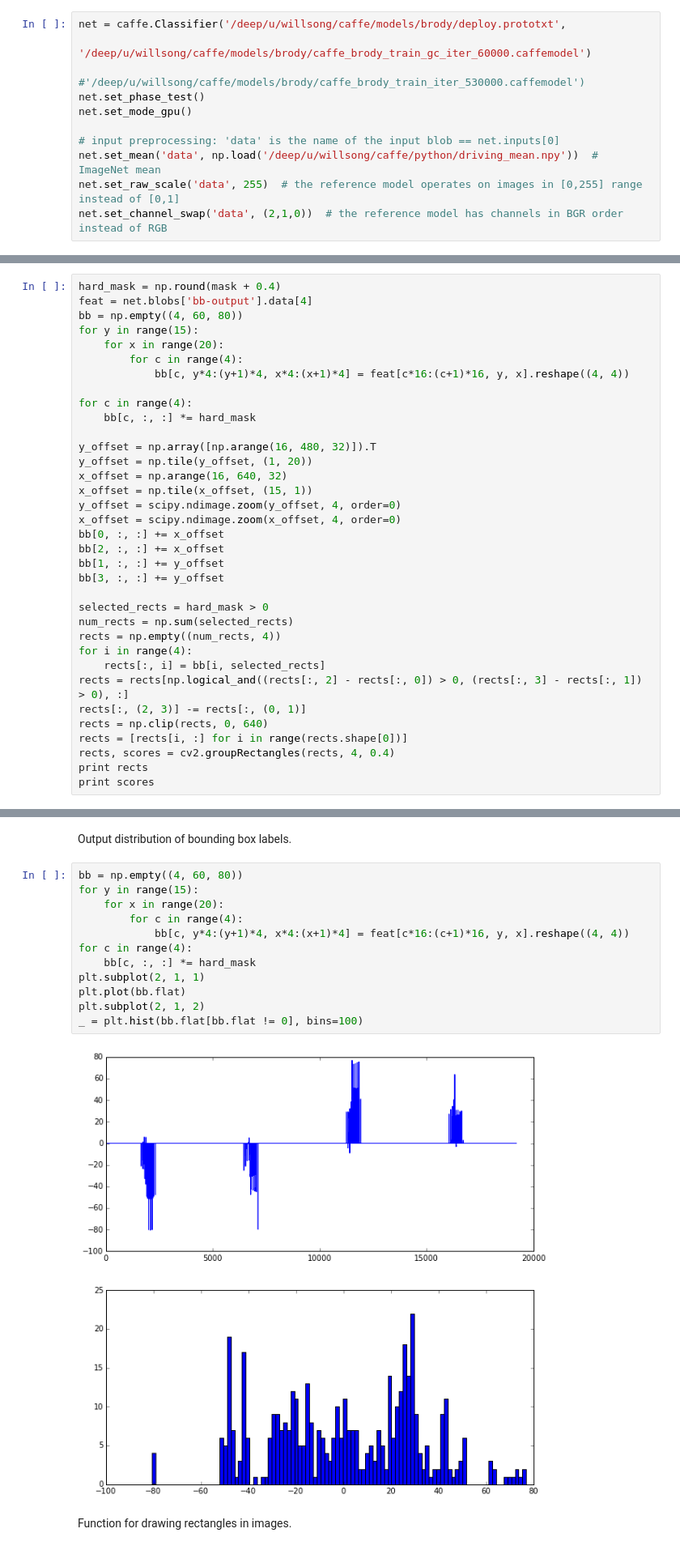
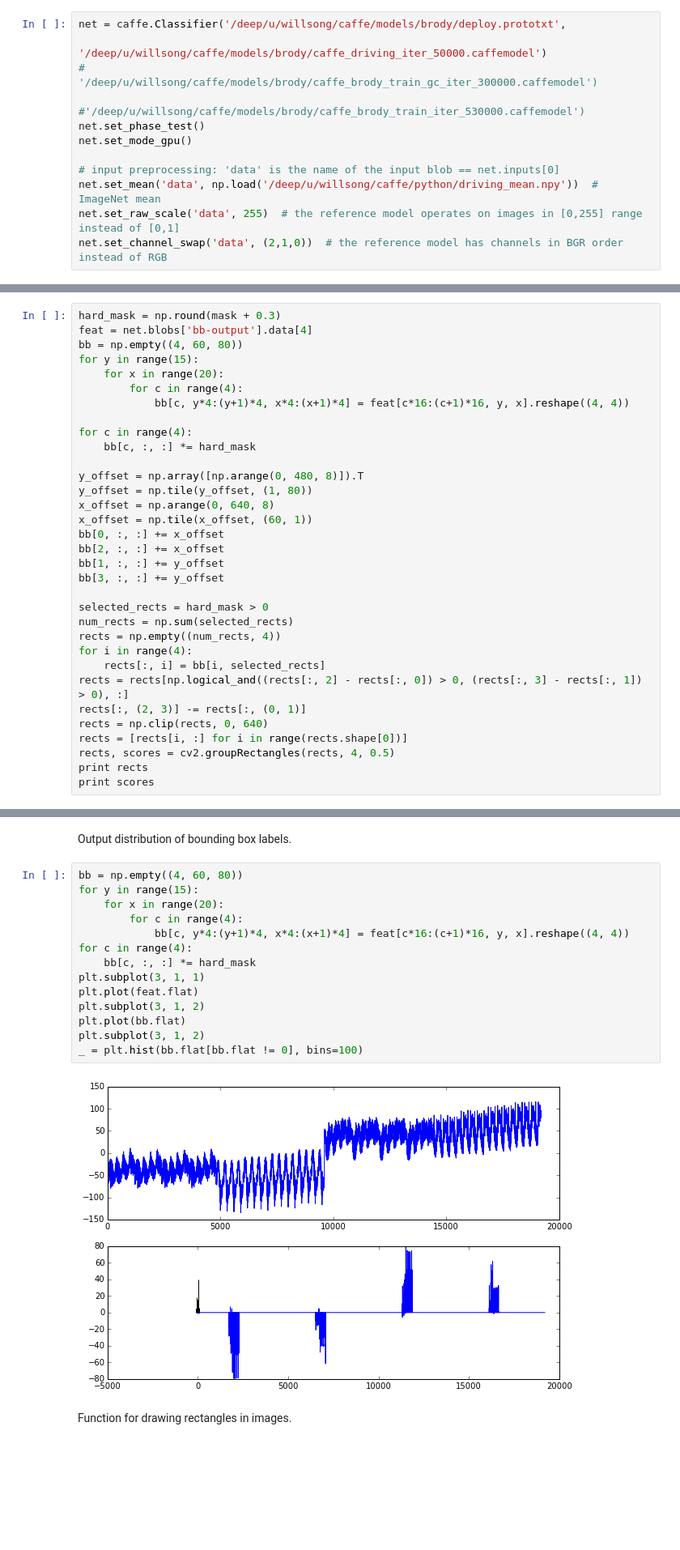
Before and after one commit to tianchenwang/caffe, a Jupyter notebook: examples/filter_visualization_driving.ipynb, the cells around one changed output, grey strips where cells are left out. Shown at 81% size. Drawn from its saved outputs; the diff is of its cells as text; blank space fills up the shorter version.

Commit message:
added data layer for jittering, tiling layer for per pix softmax, tests, example networks and visualizations. will remove legacy code later

```diff
--- a/examples/filter_visualization_driving.ipynb
+++ b/examples/filter_visualization_driving.ipynb
@@ -25,7 +25,8 @@ plt.rcParams['image.cmap'] = 'gray'
 Run `./scripts/download_model_binary.py models/bvlc_reference_caffenet` to get the pretrained CaffeNet model, load the net, specify test phase and CPU mode, and configure input preprocessing.
 # %%
 net = caffe.Classifier('/deep/u/willsong/caffe/models/brody/deploy.prototxt',
-                       '/deep/u/willsong/caffe/models/brody/caffe_brody_train_gc_iter_60000.caffemodel')
+                       '/deep/u/willsong/caffe/models/brody/caffe_driving_iter_50000.caffemodel')
+#                       '/deep/u/willsong/caffe/models/brody/caffe_brody_train_gc_iter_300000.caffemodel')
                        #'/deep/u/willsong/caffe/models/brody/caffe_brody_train_iter_530000.caffemodel')
 net.set_phase_test()
 net.set_mode_gpu()
@@ -186,7 +187,7 @@ plt.imshow(masked_image)
 # %% [markdown]
 Extract bounding boxes.
 # %%
-hard_mask = np.round(mask + 0.4)
+hard_mask = np.round(mask + 0.3)
 feat = net.blobs['bb-output'].data[4]
 bb = np.empty((4, 60, 80))
 for y in range(15):
@@ -197,12 +198,10 @@ for y in range(15):
 for c in range(4):
     bb[c, :, :] *= hard_mask
 
-y_offset = np.array([np.arange(16, 480, 32)]).T
-y_offset = np.tile(y_offset, (1, 20))
-x_offset = np.arange(16, 640, 32)
-x_offset = np.tile(x_offset, (15, 1))
-y_offset = scipy.ndimage.zoom(y_offset, 4, order=0)
-x_offset = scipy.ndimage.zoom(x_offset, 4, order=0)
+y_offset = np.array([np.arange(0, 480, 8)]).T
+y_offset = np.tile(y_offset, (1, 80))
+x_offset = np.arange(0, 640, 8)
+x_offset = np.tile(x_offset, (60, 1))
 bb[0, :, :] += x_offset
 bb[2, :, :] += x_offset
 bb[1, :, :] += y_offset
@@ -217,7 +216,7 @@ rects = rects[np.logical_and((rects[:, 2] - rects[:, 0]) > 0, (rects[:, 3] - rec
 rects[:, (2, 3)] -= rects[:, (0, 1)]
 rects = np.clip(rects, 0, 640)
 rects = [rects[i, :] for i in range(rects.shape[0])]
-rects, scores = cv2.groupRectangles(rects, 4, 0.4)
+rects, scores = cv2.groupRectangles(rects, 4, 0.5)
 print rects
 print scores
 # %% [output]
@@ -236,17 +233,19 @@ Output distribution of bounding box labels.
 # %%
 bb = np.empty((4, 60, 80))
 for y in range(15):
     for x in range(20):
         for c in range(4):
             bb[c, y*4:(y+1)*4, x*4:(x+1)*4] = feat[c*16:(c+1)*16, y, x].reshape((4, 4))
 for c in range(4):
     bb[c, :, :] *= hard_mask
-plt.subplot(2, 1, 1)
+plt.subplot(3, 1, 1)
+plt.plot(feat.flat)
+plt.subplot(3, 1, 2)
 plt.plot(bb.flat)
-plt.subplot(2, 1, 2)
+plt.subplot(3, 1, 2)
 _ = plt.hist(bb.flat[bb.flat != 0], bins=100)
 # %% [output]
-[figure, old version]
+[figure, new version]
 # %% [markdown]
 Function for drawing rectangles in images.
 # %%
```
Also changed, not shown: parts of 5 cells of this notebook, 24 other files.
